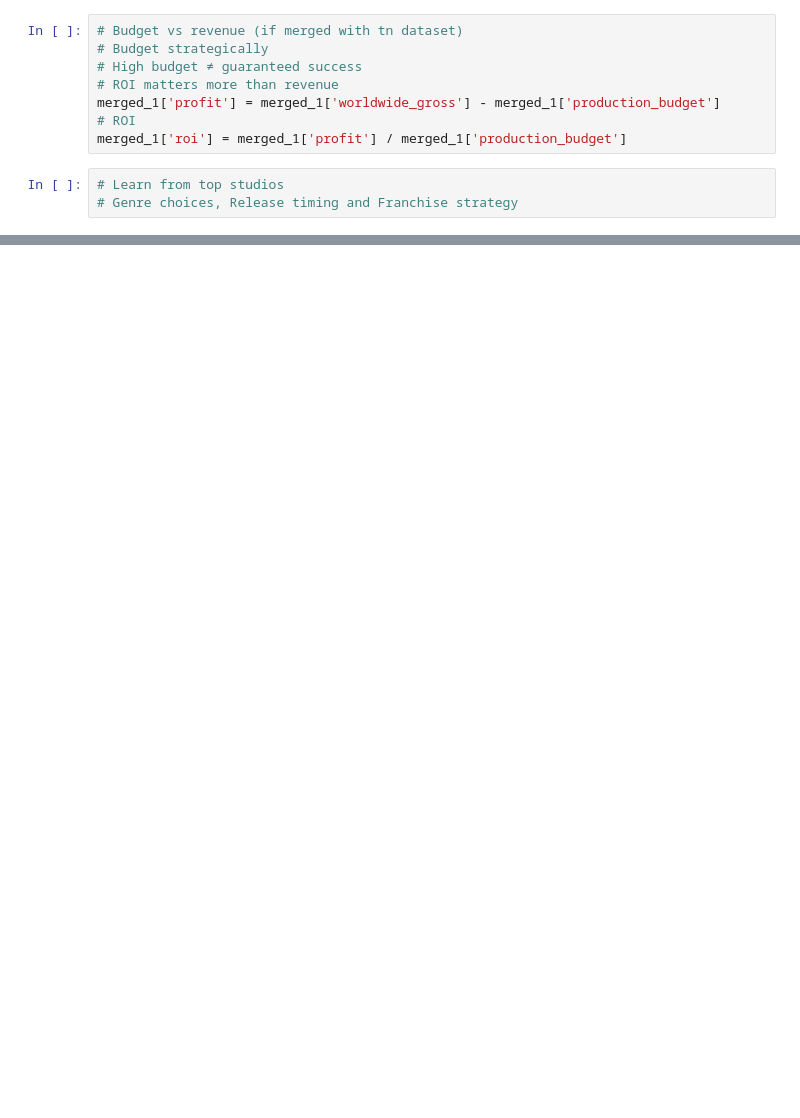
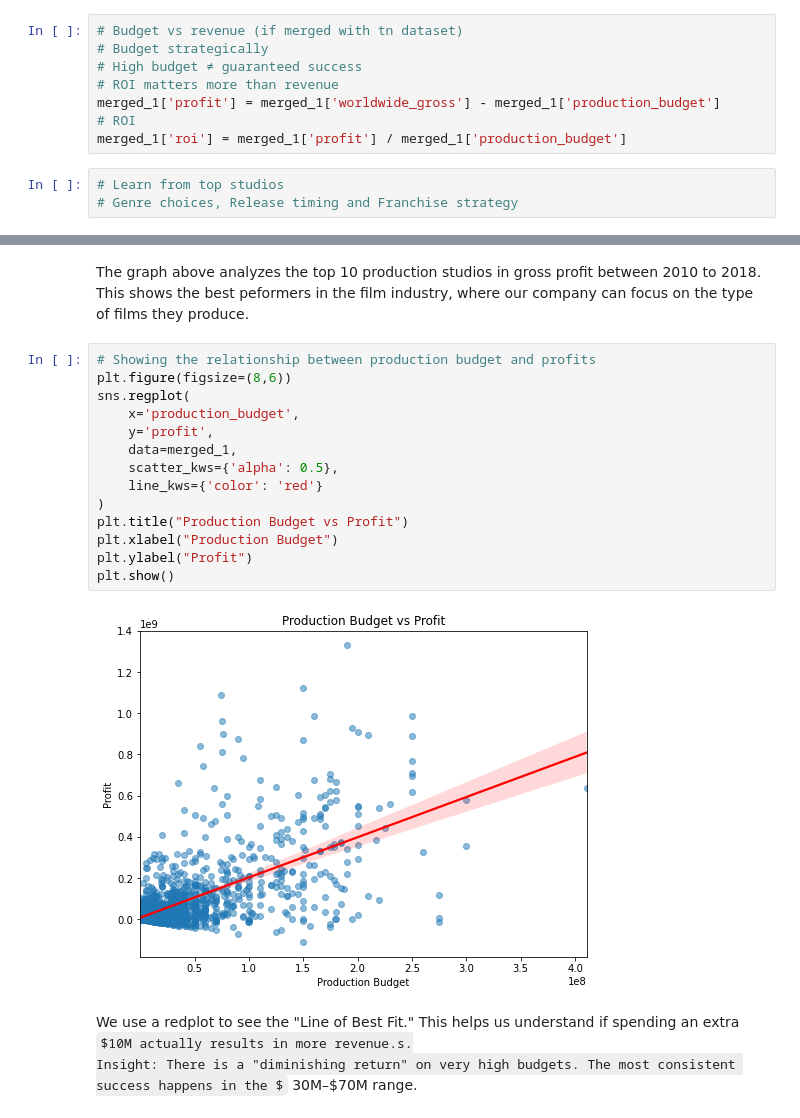
Before and after one commit to CharityNduati/movie-industry-strategic-analysis, a Jupyter notebook: Movie_Industry_Strategic_Analysis.ipynb, the cells around one changed output, grey strips where cells are left out. Saved outputs shown, nothing was run; the diff lists cells and outputs as text; some formulas as TeX source; blank space fills up the shorter version.

```diff
--- a/Movie_Industry_Strategic_Analysis.ipynb
+++ b/Movie_Industry_Strategic_Analysis.ipynb
@@ -551,0 +593,21 @@ plt.show()
+# %% [markdown]
+The graph above analyzes the top 10 production studios in gross profit between 2010 to 2018. This shows the best peformers in the film industry, where our company can focus on the type of films they produce.
+# %%
+# Showing the relationship between production budget and profits
+plt.figure(figsize=(8,6))
+sns.regplot(
+    x='production_budget',
+    y='profit',
+    data=merged_1,
+    scatter_kws={'alpha': 0.5},
+    line_kws={'color': 'red'}
+)
+plt.title("Production Budget vs Profit")
+plt.xlabel("Production Budget")
+plt.ylabel("Profit")
+plt.show()
+# %% [output]
+[figure, added]
+# %% [markdown]
+We use a redplot to see the "Line of Best Fit." This helps us understand if spending an extra $10M actually results in more revenue.s.
+Insight: There is a "diminishing return" on very high budgets. The most consistent success happens in the $30M–$70M range.
```
Also changed, not shown: parts of 44 cells of this notebook, 10 other files.
